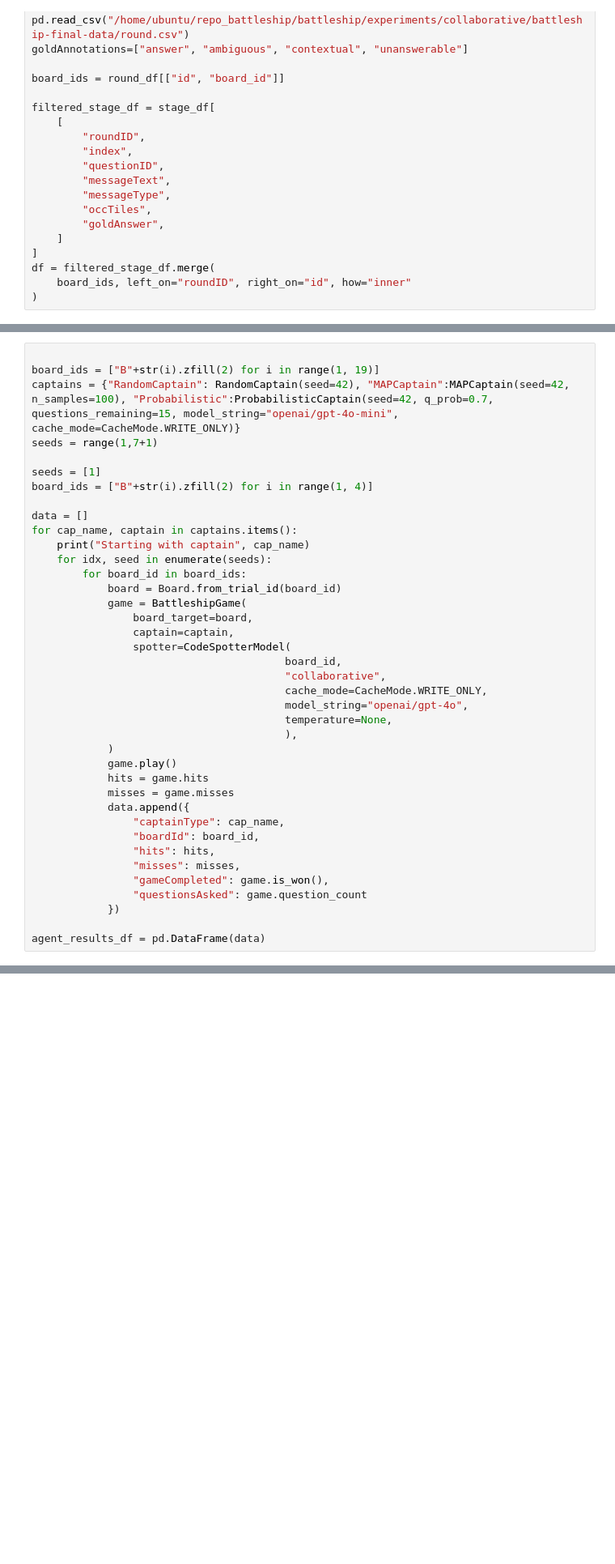
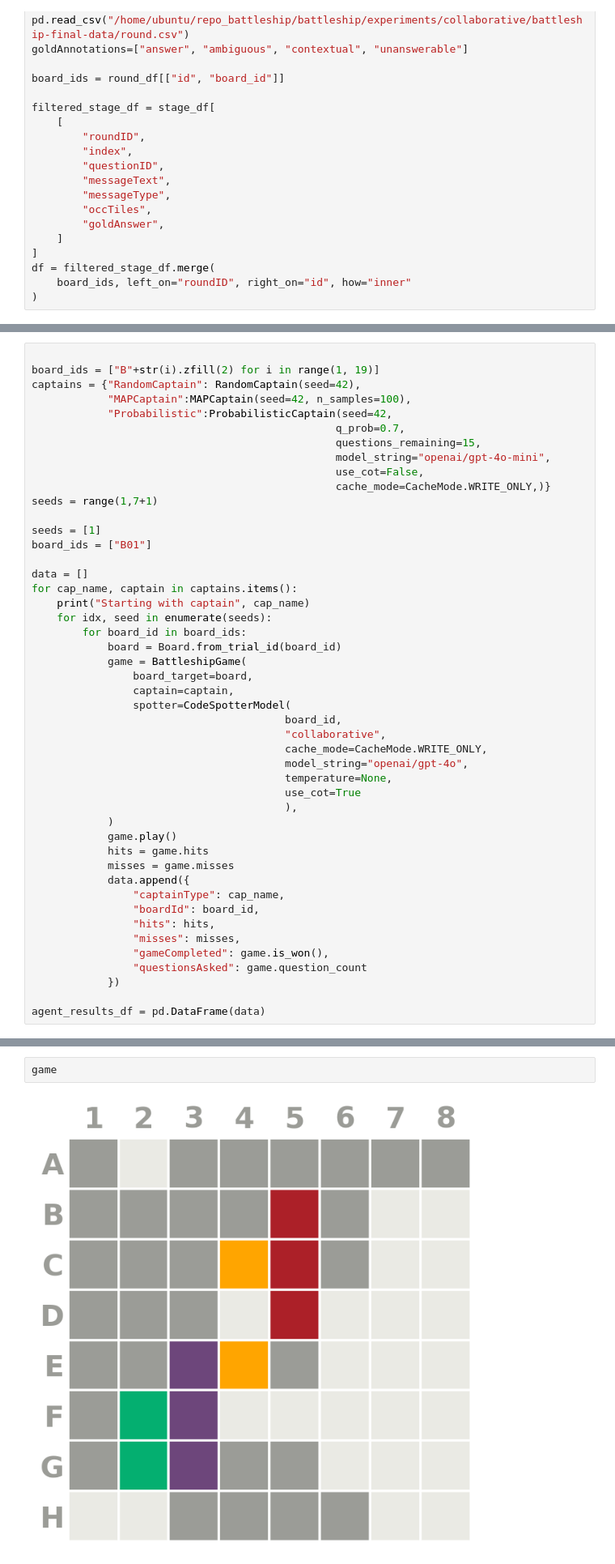
Before and after one commit to gabegrand/battleship, a Jupyter notebook: notebooks/captain_accuracy.ipynb, the cells around one changed output, grey strips where cells are left out. Shown at 81% size. Cells and saved outputs as stored; diff of their text form; blank space fills up the shorter version.

```diff
--- a/notebooks/captain_accuracy.ipynb
+++ b/notebooks/captain_accuracy.ipynb
@@ -72,11 +86,18 @@ human_results_df
 # %%
 
 board_ids = ["B"+str(i).zfill(2) for i in range(1, 19)]
-captains = {"RandomCaptain": RandomCaptain(seed=42), "MAPCaptain":MAPCaptain(seed=42, n_samples=100), "Probabilistic":ProbabilisticCaptain(seed=42, q_prob=0.7, questions_remaining=15, model_string="openai/gpt-4o-mini", cache_mode=CacheMode.WRITE_ONLY)}
+captains = {"RandomCaptain": RandomCaptain(seed=42),
+            "MAPCaptain":MAPCaptain(seed=42, n_samples=100),
+            "Probabilistic":ProbabilisticCaptain(seed=42,
+                                                q_prob=0.7,
+                                                questions_remaining=15,
+                                                model_string="openai/gpt-4o-mini",
+                                                use_cot=False,
+                                                cache_mode=CacheMode.WRITE_ONLY,)}
 seeds = range(1,7+1)
 
 seeds = [1]
-board_ids = ["B"+str(i).zfill(2) for i in range(1, 4)]
+board_ids = ["B01"]
 
 data = []
 for cap_name, captain in captains.items():
@@ -93,6 +114,7 @@ for cap_name, captain in captains.items():
                                         cache_mode=CacheMode.WRITE_ONLY,
                                         model_string="openai/gpt-4o",
                                         temperature=None,
+                                        use_cot=True
                                         ),
             )
             game.play()
@@ -111,3 +151,7 @@ agent_results_df = pd.DataFrame(data)
+# %%
+game
+# %% [output]
+[figure, added]
 # %%
 results_df = pd.concat([human_results_df, agent_results_df])
 results_df["precision"] = results_df["hits"] / (results_df["hits"] + results_df["misses"])
```
Also changed, not shown: parts of 4 cells of this notebook, 4 other files.
